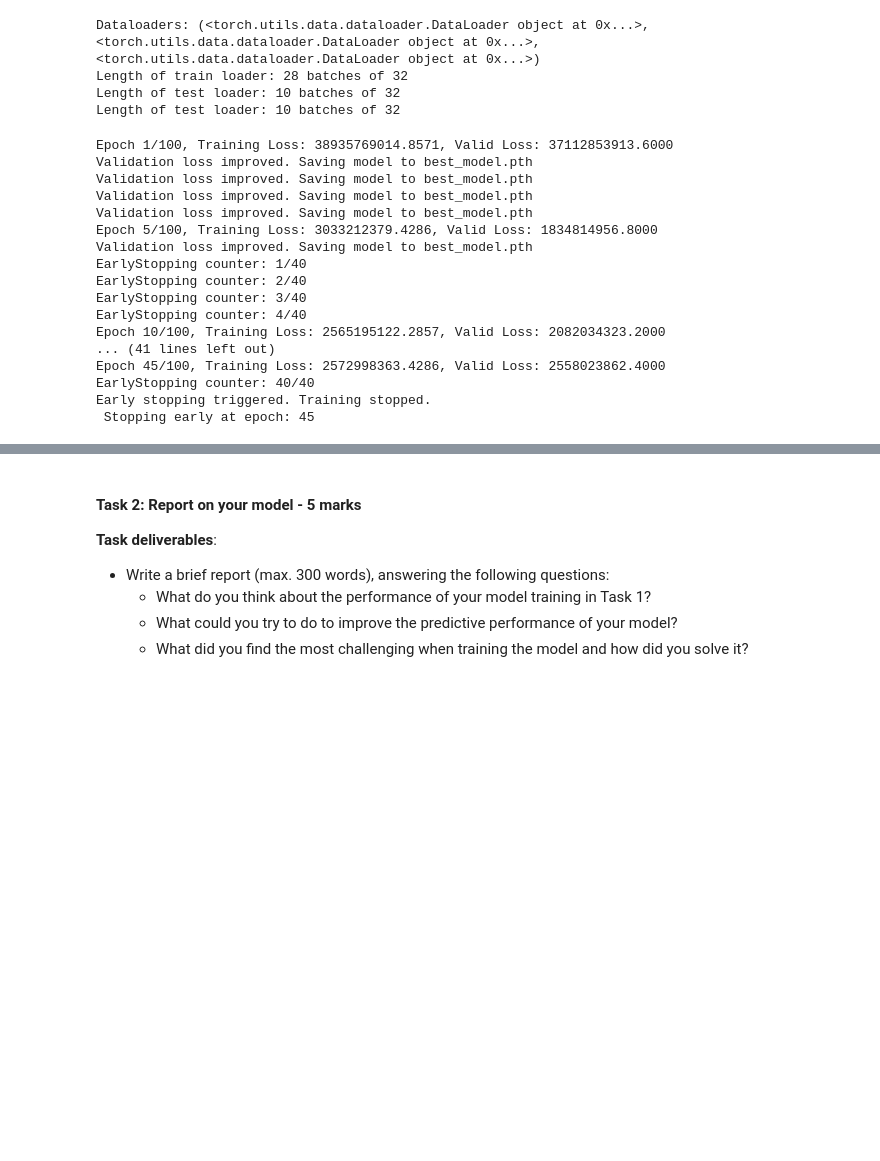
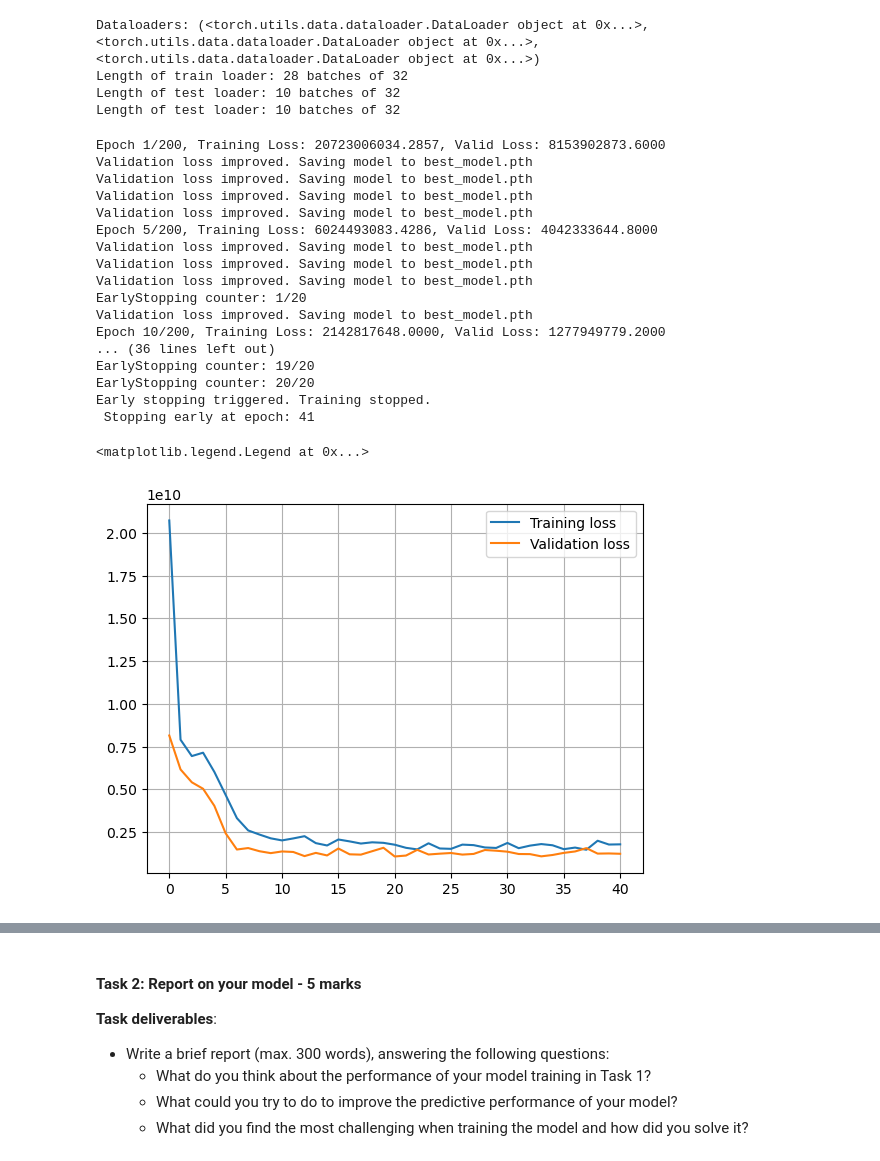
Before and after one commit to hanshuang1997/Compsci-714-WIP, a Jupyter notebook: A1_Notebook_train_submit_version.ipynb, the cells around one changed output, grey strips where cells are left out. Drawn from its saved outputs; the diff is of its cells as text; code cells hidden in the pictures; blank space fills up the shorter version.

```diff
--- a/A1_Notebook_train_submit_version.ipynb
+++ b/A1_Notebook_train_submit_version.ipynb
@@ -489,15 +494,16 @@ device
 #     return model
 
 class MyModel(nn.Module):
-    def __init__(self, input_dim, hidden_size=64):
+    def __init__(self, input_dim, hidden_size=128):
         super(MyModel, self).__init__()
         self.model = nn.Sequential(
             nn.Linear(input_dim, hidden_size),
-            nn.ReLU(),
-            nn.Dropout(0.5),
+            # nn.ReLU(),
+            nn.Sigmoid(),
+            nn.Dropout(0.3),
             nn.Linear(hidden_size, hidden_size//2),
             nn.ReLU(),
-            nn.Dropout(0.5),
+            nn.Dropout(0.3),
             nn.Linear(hidden_size//2,20),
             nn.ReLU(),
             nn.Linear(20, 1)  # Output layer with 1 neuron (batch_size, 1)
@@ -642,7 +648,7 @@ class EarlyStopping:
                 if self.verbose:
                     print("Early stopping triggered. Training stopped.")
 # %%
-def train_v1(model, optimizer, loss_fn, train_loader, valid_loader, n_epochs, patience=40):
+def train_v1(model, optimizer, loss_fn, train_loader, valid_loader, n_epochs, patience=20):
     train_losses = []
     valid_losses = []
     # Initialize early stopping instance at the beginning
@@ -721,27 +727,36 @@ def train_v1(model, optimizer, loss_fn, train_loader, valid_loader, n_epochs, pa
 torch.manual_seed(42)
 model = MyModel(input_dim).to(device)
 loss_fn = nn.MSELoss()
-optimizer = torch.optim.Adam(model.parameters(), lr=0.01)
-n_epochs = 100
+# loss_fn = nn.SmoothL1Loss(beta=1.0)
+optimizer = torch.optim.Adam(model.parameters(), lr=0.1)
+n_epochs = 200
 train_losses, valid_losses = train_v1(model, optimizer, loss_fn, train_loader, valid_loader, n_epochs)
 # %% [output]
-Epoch 1/100, Training Loss: 38935769014.8571, Valid Loss: 37112853913.6000
+Epoch 1/200, Training Loss: 20723006034.2857, Valid Loss: 8153902873.6000
 Validation loss improved. Saving model to best_model.pth
 Validation loss improved. Saving model to best_model.pth
 Validation loss improved. Saving model to best_model.pth
 Validation loss improved. Saving model to best_model.pth
-Epoch 5/100, Training Loss: 3033212379.4286, Valid Loss: 1834814956.8000
+Epoch 5/200, Training Loss: 6024493083.4286, Valid Loss: 4042333644.8000
 Validation loss improved. Saving model to best_model.pth
-EarlyStopping counter: 1/40
-EarlyStopping counter: 2/40
-EarlyStopping counter: 3/40
-EarlyStopping counter: 4/40
-Epoch 10/100, Training Loss: 2565195122.2857, Valid Loss: 2082034323.2000
-... (41 lines left out)
-Epoch 45/100, Training Loss: 2572998363.4286, Valid Loss: 2558023862.4000
-EarlyStopping counter: 40/40
+Validation loss improved. Saving model to best_model.pth
+Validation loss improved. Saving model to best_model.pth
+EarlyStopping counter: 1/20
+Validation loss improved. Saving model to best_model.pth
+Epoch 10/200, Training Loss: 2142817648.0000, Valid Loss: 1277949779.2000
+... (36 lines left out)
+EarlyStopping counter: 19/20
+EarlyStopping counter: 20/20
 Early stopping triggered. Training stopped.
- Stopping early at epoch: 45
+ Stopping early at epoch: 41
+# %%
+plt.plot(train_losses, label='Training loss')
+plt.plot(valid_losses, label='Validation loss')
+plt.grid()
+plt.legend()
+# %% [output]
+<matplotlib.legend.Legend at 0x...>
+[figure, added]
 # %%
 # import torch
 # import torch.nn as nn
```
Also changed, not shown: parts of 7 cells of this notebook.
